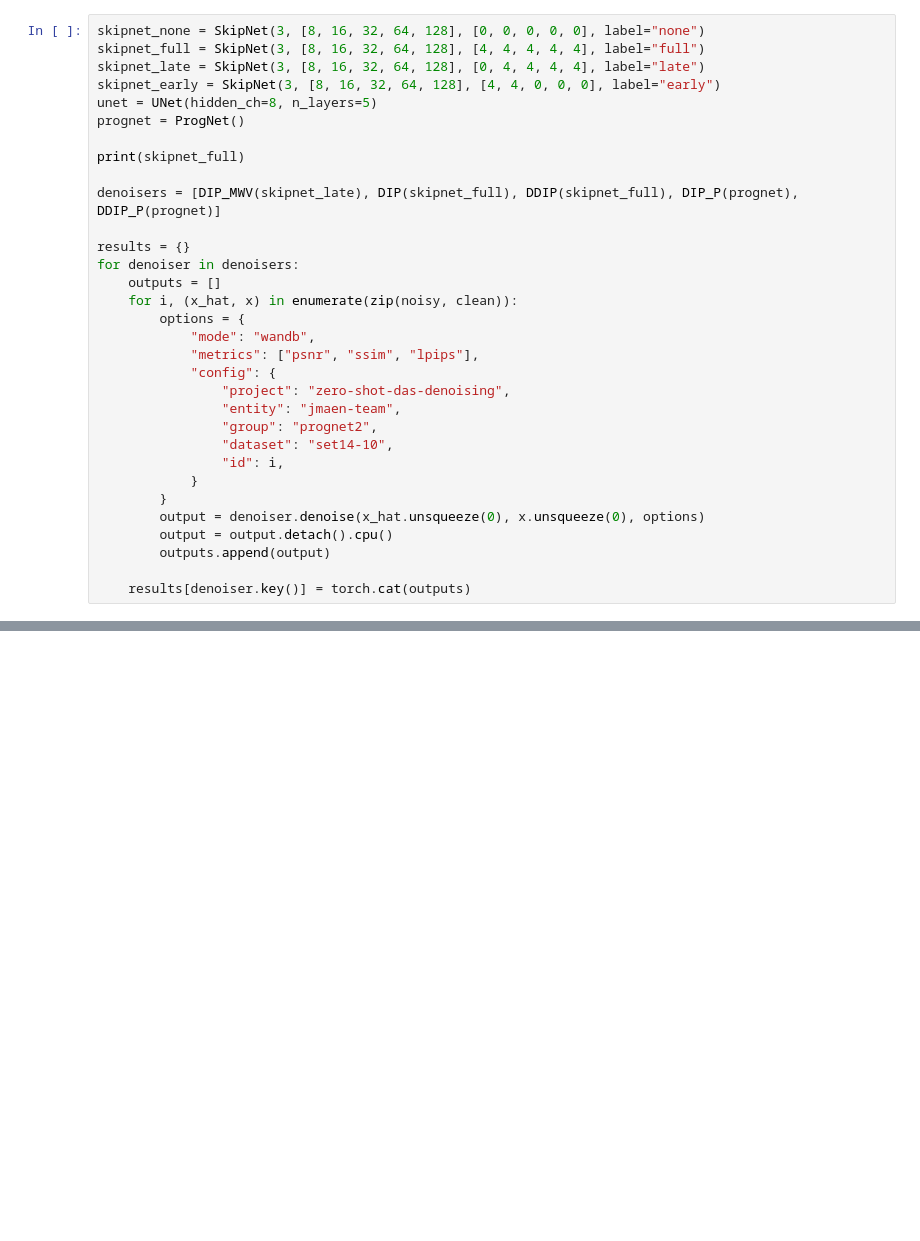
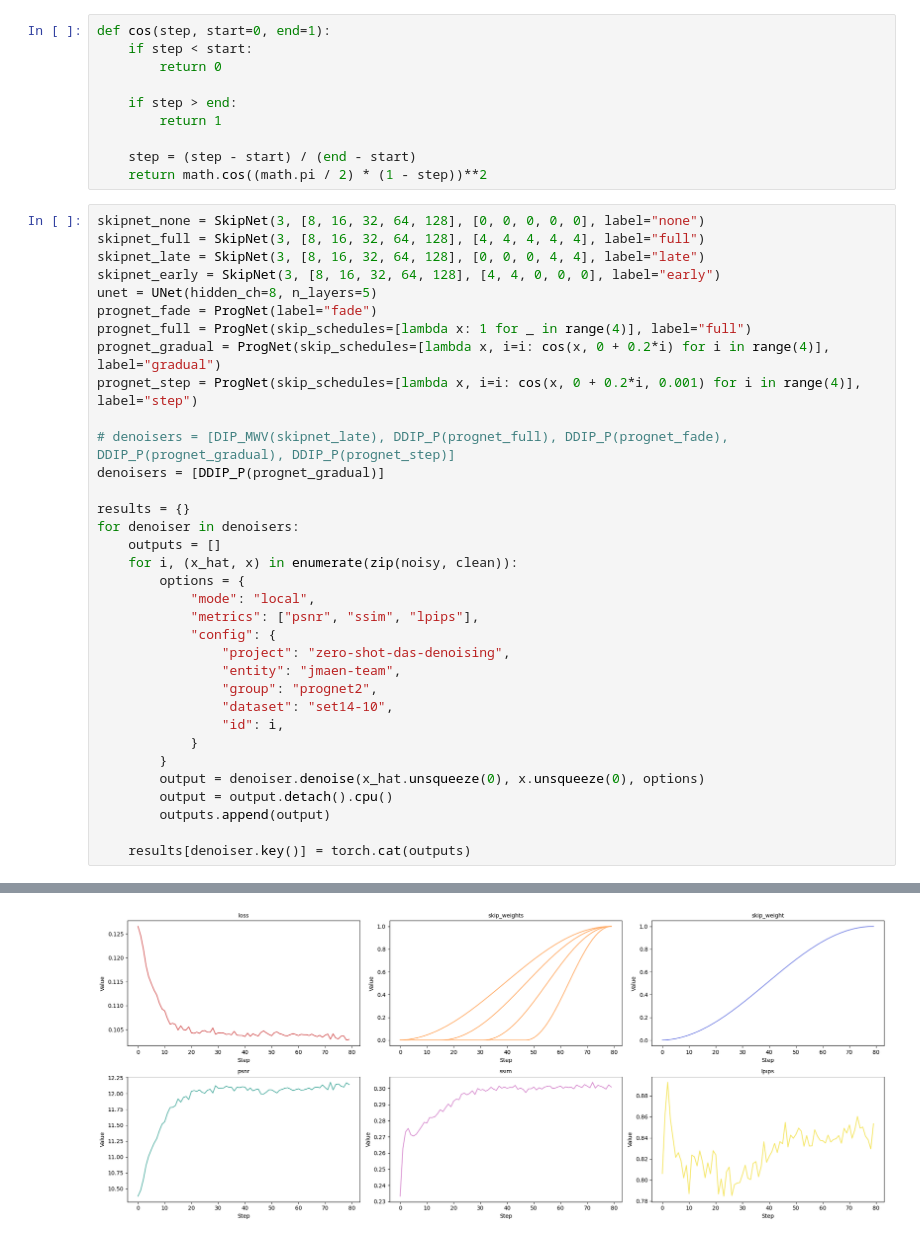
Before and after one commit to jmaen/zero-shot-das-denoising, a Jupyter notebook: code/pipeline.ipynb, the cells around one changed output, grey strips where cells are left out. Cells and saved outputs as stored; diff of their text form; blank space fills up the shorter version.

Commit message:
Add prognet skip schedules

```diff
--- a/code/pipeline.ipynb
+++ b/code/pipeline.ipynb
@@ -20,21 +27,33 @@ utils.plot_row([clean[0], noisy[0]])
+# %%
+def cos(step, start=0, end=1):
+    if step < start:
+        return 0
+
+    if step > end:
+        return 1
+
+    step = (step - start) / (end - start)
+    return math.cos((math.pi / 2) * (1 - step))**2
 # %%
 skipnet_none = SkipNet(3, [8, 16, 32, 64, 128], [0, 0, 0, 0, 0], label="none")
 skipnet_full = SkipNet(3, [8, 16, 32, 64, 128], [4, 4, 4, 4, 4], label="full")
-skipnet_late = SkipNet(3, [8, 16, 32, 64, 128], [0, 4, 4, 4, 4], label="late")
+skipnet_late = SkipNet(3, [8, 16, 32, 64, 128], [0, 0, 0, 4, 4], label="late")
 skipnet_early = SkipNet(3, [8, 16, 32, 64, 128], [4, 4, 0, 0, 0], label="early")
 unet = UNet(hidden_ch=8, n_layers=5)
-prognet = ProgNet()
+prognet_fade = ProgNet(label="fade")
+prognet_full = ProgNet(skip_schedules=[lambda x: 1 for _ in range(4)], label="full")
+prognet_gradual = ProgNet(skip_schedules=[lambda x, i=i: cos(x, 0 + 0.2*i) for i in range(4)], label="gradual")
+prognet_step = ProgNet(skip_schedules=[lambda x, i=i: cos(x, 0 + 0.2*i, 0.001) for i in range(4)], label="step")
 
-print(skipnet_full)
-
-denoisers = [DIP_MWV(skipnet_late), DIP(skipnet_full), DDIP(skipnet_full), DIP_P(prognet), DDIP_P(prognet)]
+# denoisers = [DIP_MWV(skipnet_late), DDIP_P(prognet_full), DDIP_P(prognet_fade), DDIP_P(prognet_gradual), DDIP_P(prognet_step)]
+denoisers = [DDIP_P(prognet_gradual)]
 
 results = {}
 for denoiser in denoisers:
     outputs = []
     for i, (x_hat, x) in enumerate(zip(noisy, clean)):
         options = {
-            "mode": "wandb",
+            "mode": "local",
             "metrics": ["psnr", "ssim", "lpips"],
             "config": {
                 "project": "zero-shot-das-denoising",
@@ -49,3 +68,4 @@ for denoiser in denoisers:
         outputs.append(output)
 
     results[denoiser.key()] = torch.cat(outputs)
+# %% [output]
@@ -51,0 +89 @@ for denoiser in denoisers:
+[figure, added]
```
Also changed, not shown: parts of 6 cells of this notebook, 3 other files.
